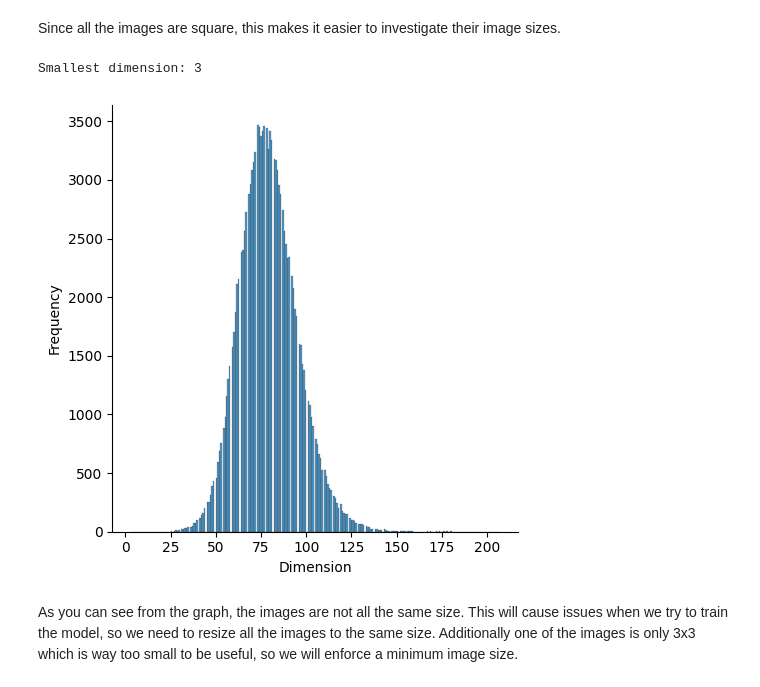
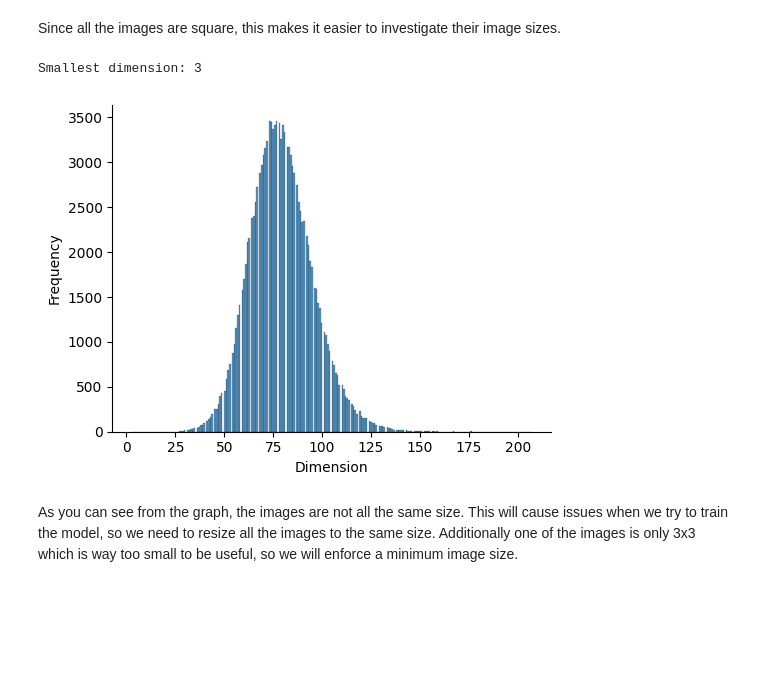
Before and after one commit to m-pluta/machine-learning, a Jupyter notebook: vsdc48.ipynb, the cells around one changed output. Cells and saved outputs as stored; diff of their text form; code cells hidden in the pictures; blank space fills up the shorter version.

Commit message:
More figures

```diff
--- a/vsdc48.ipynb
+++ b/vsdc48.ipynb
@@ -155,16 +155,16 @@ Since all the images are square, this makes it easier to investigate their image
 # %%
 print(f"Smallest dimension: {min(image_sizes)}")
 
 # Plotting
-sns.displot(image_sizes)
+sns.displot(image_sizes, height=4, aspect=4/3)
 plt.xlabel('Dimension')
 plt.ylabel('Frequency')
 plt.tight_layout()
 plt.savefig(f"{PLOT_DIR}image_dimension_distribution.png", dpi=1000)
 plt.show()
 # %% [output]
 Smallest dimension: 3
-[figure, old version]
+[figure, new version]
 # %% [markdown]
 As you can see from the graph, the images are not all the same size. This will cause issues when we try to train the model, so we need to resize all the images to the same size. Additionally one of the images is only 3x3 which is way too small to be useful, so we will enforce a minimum image size.
 # %%
```
Also changed, not shown: parts of 6 cells of this notebook, 11 other files.
